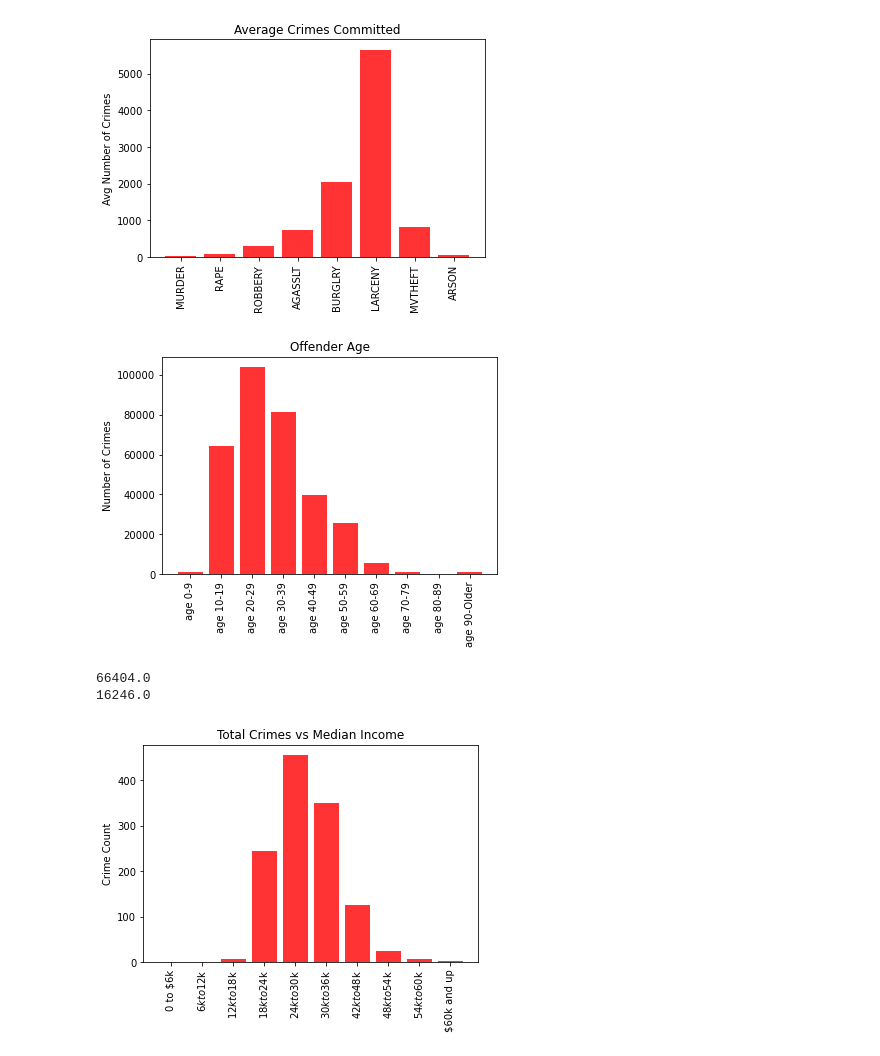
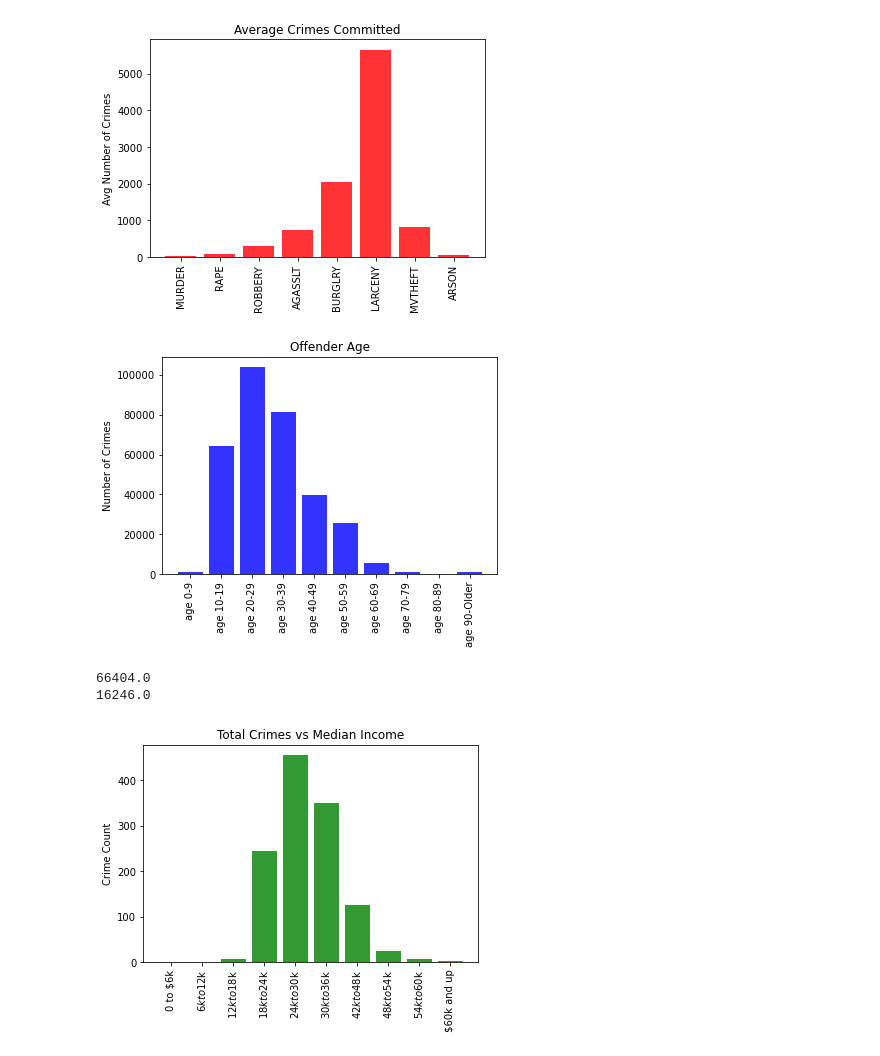
Before and after one commit to melindaeudy/Project_1, a Jupyter notebook: Project_1_Final.ipynb, the cells around one changed output. Cells and saved outputs as stored; diff of their text form; code cells hidden in the pictures.

```diff
--- a/Project_1_Final.ipynb
+++ b/Project_1_Final.ipynb
@@ -373,21 +373,21 @@ plt.show()
 # %%
 crimes_age = Final_Crime_df[['age 0-9', 'age 10-19', 'age 20-29',
        'age 30-39', 'age 40-49', 'age 50-59', 'age 60-69', 'age 70-79',
        'age 80-89', 'age 90-Older']].sum()
 x_axis = np.arange(len(crimes_age))
-plt.bar(x_axis, crimes_age, color='r', alpha=0.8, align="center")
+plt.bar(x_axis, crimes_age, color='b', alpha=0.8, align="center")
 tick_locations = [value for value in x_axis]
 plt.xticks(tick_locations, ['age 0-9', 'age 10-19', 'age 20-29',
        'age 30-39', 'age 40-49', 'age 50-59', 'age 60-69', 'age 70-79',
        'age 80-89', 'age 90-Older'],rotation = 90)
 
 plt.title("Offender Age")
 # plt.xlabel("Crimes")
 plt.ylabel("Number of Crimes")
 
 plt.show()
 # %% [output]
-[figure, old version]
+[figure, new version]
 # %%
 print(Final_Crime_df['MEDIAN INCOME'].max())
 print(Final_Crime_df['MEDIAN INCOME'].min())
@@ -412,7 +412,7 @@ income_group = Final_Crime_df.groupby(["Income Bin"])
 crime_group = income_group["TOTAL CRIMES"].count()
 
 x_axis = np.arange(len(rob_group))
-plt.bar(x_axis, crime_group, color='r', alpha=0.8, align="center")
+plt.bar(x_axis, crime_group, color='g', alpha=0.8, align="center")
 tick_locations = [value for value in x_axis]
 plt.xticks(tick_locations, ["0 to $6k", "$6k to $12k", "$12k to $18k", "$18k to $24k", "$24k to $30k", "$30k to $36k",
                 "$42k to $48k", "$48k to $54k", "$54k to $60k", "$60k and up"],rotation = 90)
@@ -423,7 +423,7 @@ plt.ylabel("Crime Count")
 
 plt.show()
 # %% [output]
-[figure, old version]
+[figure, new version]
 # %%
 Final_Crime_df.columns
 # %% [output]
```
Also changed, not shown: parts of 4 cells of this notebook, 1 other file.
